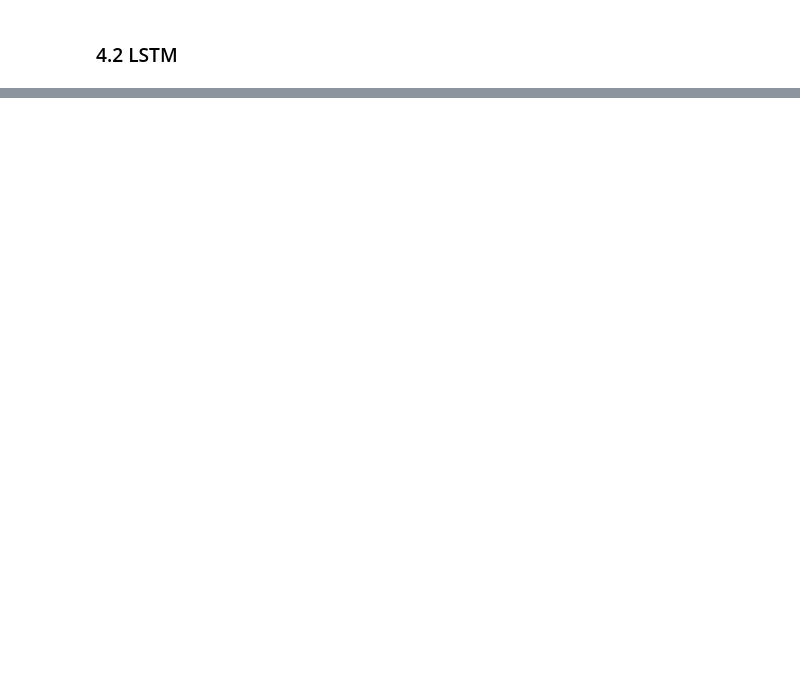
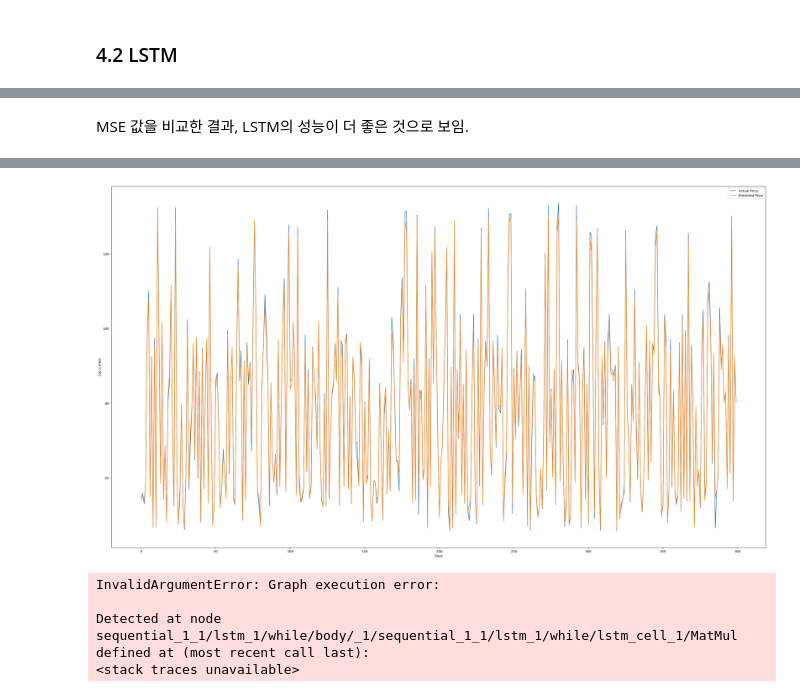
Before and after one commit to won172/DB, a Jupyter notebook: 코드/predict_esgu.ipynb, the cells around one changed output, grey strips where cells are left out. Saved outputs shown, nothing was run; the diff lists cells and outputs as text; code cells hidden in the pictures; blank space fills up the shorter version.

```diff
--- a/코드/predict_esgu.ipynb
+++ b/코드/predict_esgu.ipynb
@@ -297,0 +302,19 @@ MAE: 0.012760870245076439
+# %% [markdown]
+MSE 값을 비교한 결과, LSTM의 성능이 더 좋은 것으로 보임.
+# %%
+# 테스트 데이터 예측
+predicted_price = model2.predict(X_test)
+
+# 원래 스케일로 변환
+predicted_price = scaler.inverse_transform(predicted_price.reshape(-1, 1))
+real_price = scaler.inverse_transform(y_test.reshape(-1, 1))
+
+# 예측 결과 시각화
+plt.figure(figsize=(36,20))
+plt.plot(real_price, label='Actual Price')
+plt.plot(predicted_price, label='Predicted Price')
+plt.xlabel('Days')
+plt.ylabel('Stock Price')
+plt.legend()
+plt.show()
+# %% [output]
@@ -297,0 +322,17 @@ MAE: 0.012760870245076439
+[figure, added]
+# %%
+# 가장 최근 50일 데이터를 가져와 예측
+recent_data = y_scaled[-SEQ_SIZE:]
+recent_data = np.reshape(recent_data, (1, SEQ_SIZE, 1))
+
+# 미래 주가 예측
+future_price = model2.predict(recent_data)
+
+# 원래 가격으로 변환
+future_price = scaler.inverse_transform(future_price)
+print(f"예측된 미래 주가: {future_price[0][0]}")
+# %% [output]
+InvalidArgumentError: Graph execution error:
+
+Detected at node sequential_1_1/lstm_1/while/body/_1/sequential_1_1/lstm_1/while/lstm_cell_1/MatMul defined at (most recent call last):
+<stack traces unavailable>
```
Also changed, not shown: parts of 10 cells of this notebook, 2 other files.
